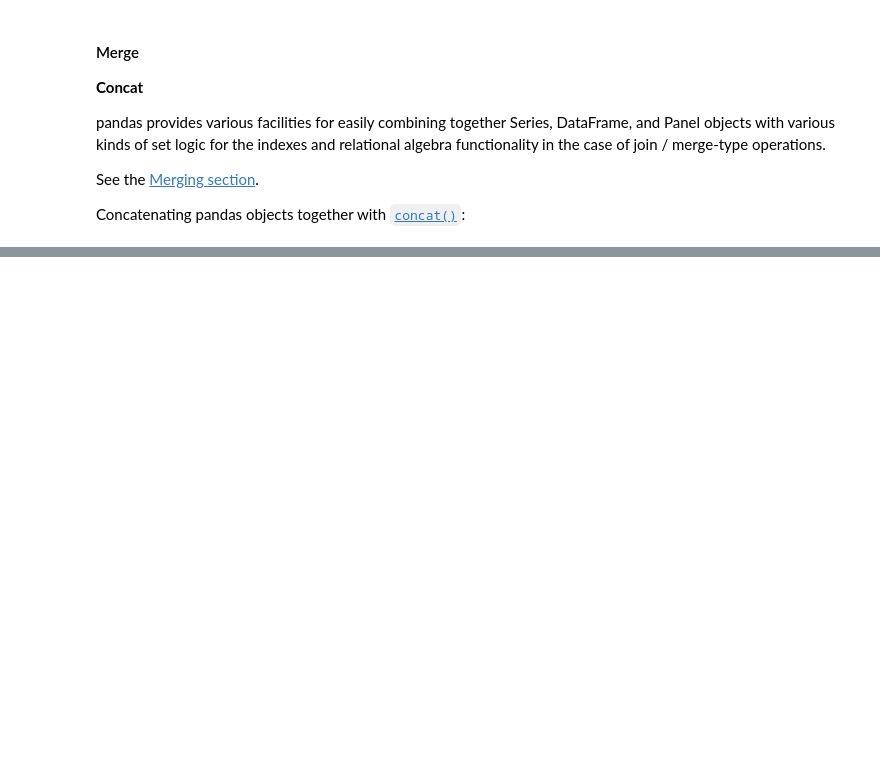
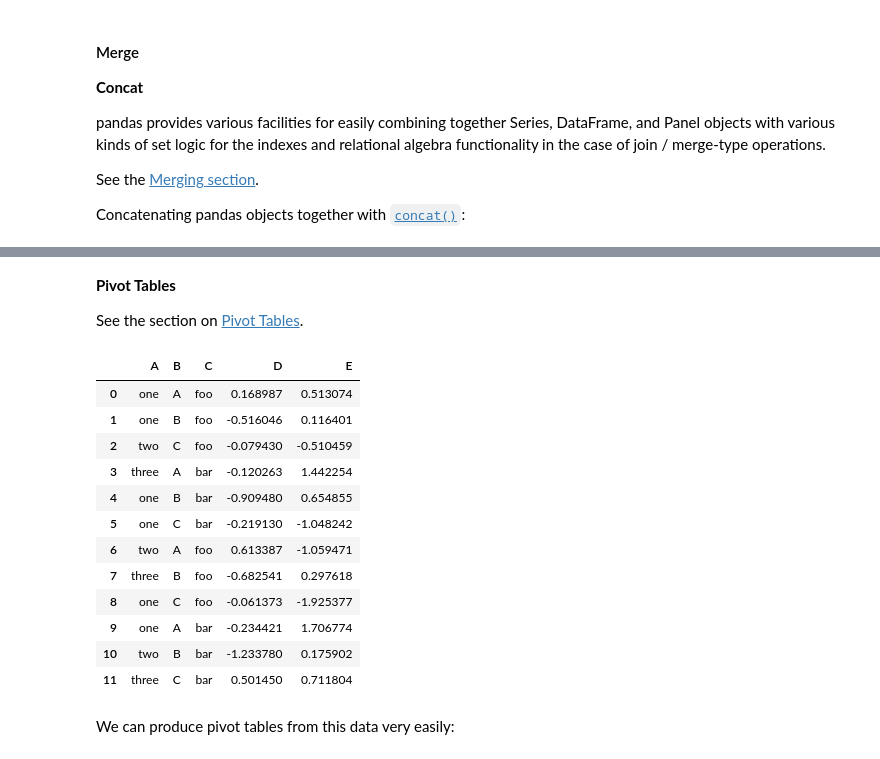
Before and after one commit to yerartdev/uc-m1967-mdsi, a Jupyter notebook: d7/m1967-pandas-gerardo-de-miguel-gonzalez-d7.ipynb, the cells around one changed output, grey strips where cells are left out. Drawn from its saved outputs; the diff is of its cells as text; code cells hidden in the pictures; blank space fills up the shorter version.

Commit message:
pandas: 10 minute tutorial - merge(concat, join, append), grouping, reshaping (stack, pivot tables)

```diff
--- a/d7/m1967-pandas-gerardo-de-miguel-gonzalez-d7.ipynb
+++ b/d7/m1967-pandas-gerardo-de-miguel-gonzalez-d7.ipynb
@@ -896,0 +1172,27 @@ Concatenating pandas objects together with [`concat()`](http://pandas.pydata.org
+# %% [markdown]
+**Pivot Tables**
+
+See the section on [Pivot Tables](http://pandas.pydata.org/pandas-docs/stable/reshaping.html#reshaping-pivot).
+# %%
+df = pd.DataFrame({'A' : ['one', 'one', 'two', 'three'] * 3,
+                   'B' : ['A', 'B', 'C'] * 4,
+                   'C' : ['foo', 'foo', 'foo', 'bar', 'bar', 'bar'] * 2,
+                   'D' : np.random.randn(12),
+                   'E' : np.random.randn(12)})
+df
+# %% [output]
+|  | A | B | C | D | E |
+| 0 | one | A | foo | 0.168987 | 0.513074 |
+| 1 | one | B | foo | -0.516046 | 0.116401 |
+| 2 | two | C | foo | -0.079430 | -0.510459 |
+| 3 | three | A | bar | -0.120263 | 1.442254 |
+| 4 | one | B | bar | -0.909480 | 0.654855 |
+| 5 | one | C | bar | -0.219130 | -1.048242 |
+| 6 | two | A | foo | 0.613387 | -1.059471 |
+| 7 | three | B | foo | -0.682541 | 0.297618 |
+| 8 | one | C | foo | -0.061373 | -1.925377 |
+| 9 | one | A | bar | -0.234421 | 1.706774 |
+| 10 | two | B | bar | -1.233780 | 0.175902 |
+| 11 | three | C | bar | 0.501450 | 0.711804 |
+# %% [markdown]
+We can produce pivot tables from this data very easily:
```
Also changed, not shown: parts of 88 cells of this notebook.
